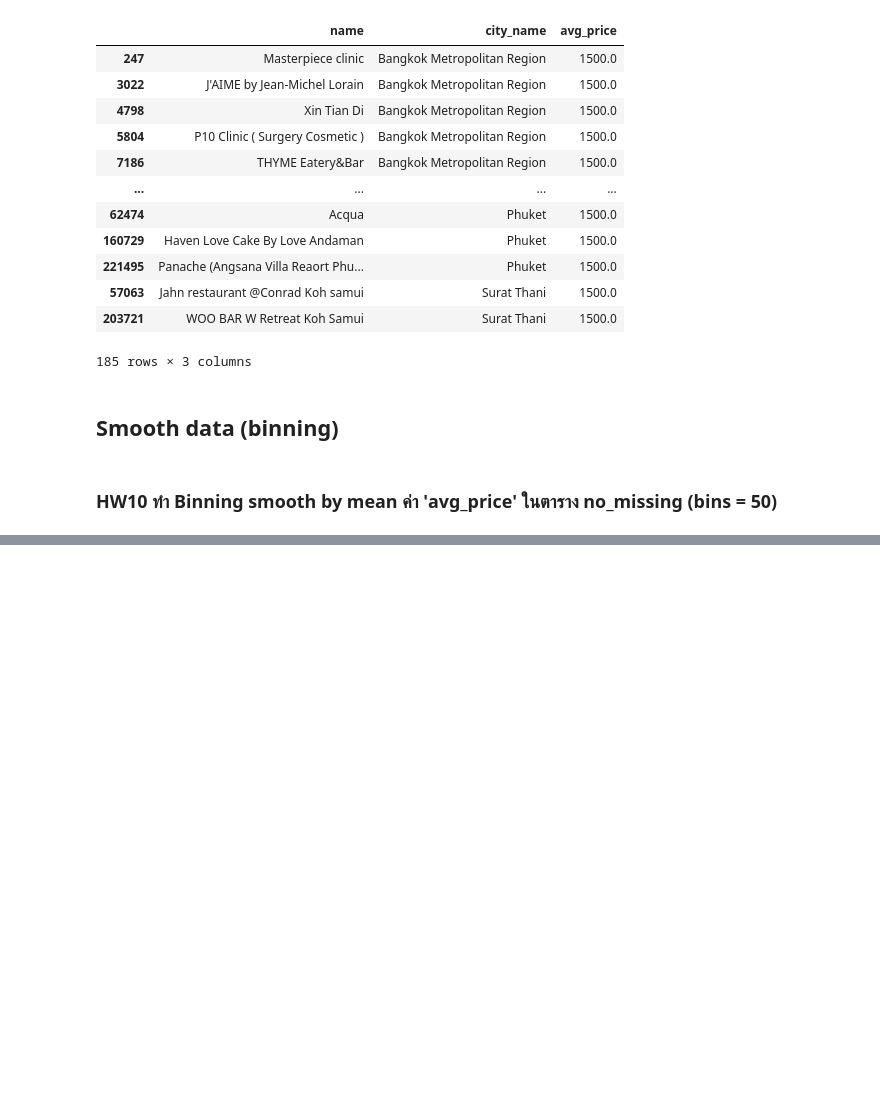
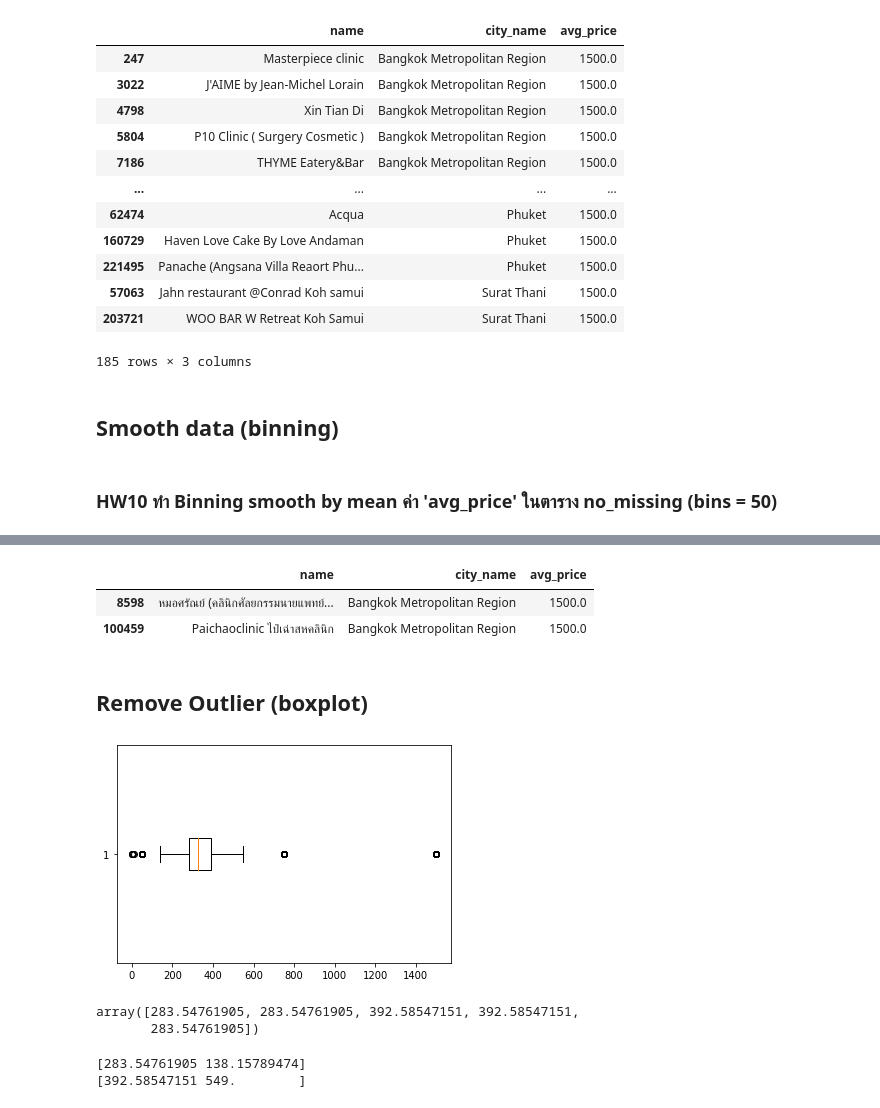
Before and after one commit to tohnperfect/DPDM, a Jupyter notebook: Pandas_and_Data_Preprocessing_101.ipynb, the cells around one changed output, grey strips where cells are left out. Drawn from its saved outputs; the diff is of its cells as text; code cells hidden in the pictures; blank space fills up the shorter version.

```diff
--- a/Pandas_and_Data_Preprocessing_101.ipynb
+++ b/Pandas_and_Data_Preprocessing_101.ipynb
@@ -491,0 +544,8 @@ no_missing[index_list]
+# %%
+sorted_no_missing.iloc[246845:246850,:]
+# %% [output]
+|  | name | city_name | avg_price |
+| 8598 | หมอศรัณย์ (คลินิกศัลยกรรมนายแพทย์... | Bangkok Metropolitan Region | 1500.0 |
+| 100459 | Paichaoclinic ไป๋เฉ่าสหคลินิก | Bangkok Metropolitan Region | 1500.0 |
+# %% [markdown]
+## Remove Outlier (boxplot)
@@ -491,0 +554,15 @@ no_missing[index_list]
+# %%
+ret = plt.boxplot(no_missing['avg_price'],vert=False)
+# %% [output]
+[figure, added]
+# %%
+ret['boxes'][0].get_xdata()
+# %% [output]
+array([283.54761905, 283.54761905, 392.58547151, 392.58547151,
+       283.54761905])
+# %%
+print(ret['whiskers'][0].get_xdata())
+print(ret['whiskers'][1].get_xdata())
+# %% [output]
+[283.54761905 138.15789474]
+[392.58547151 549.        ]
```
Also changed, not shown: parts of 31 cells of this notebook.
